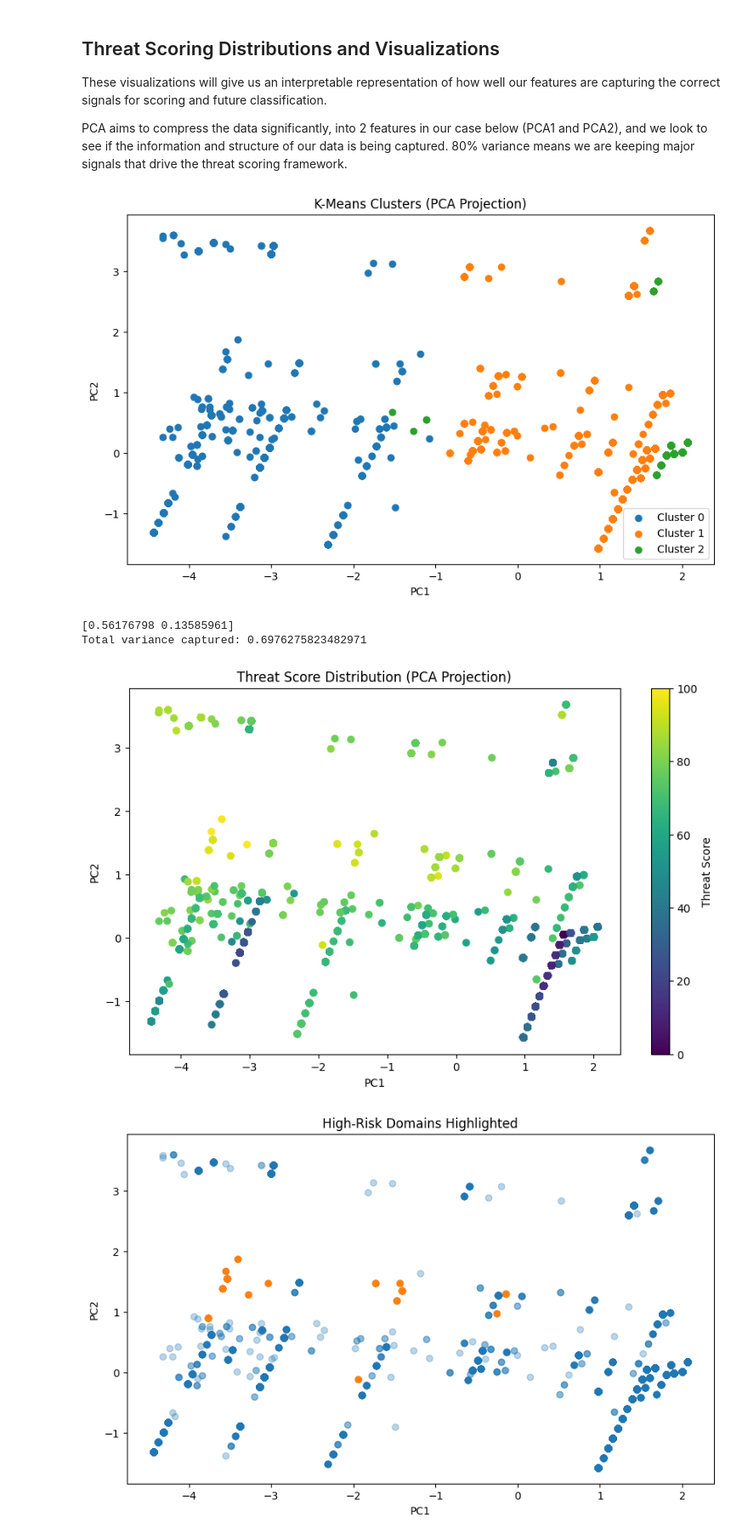
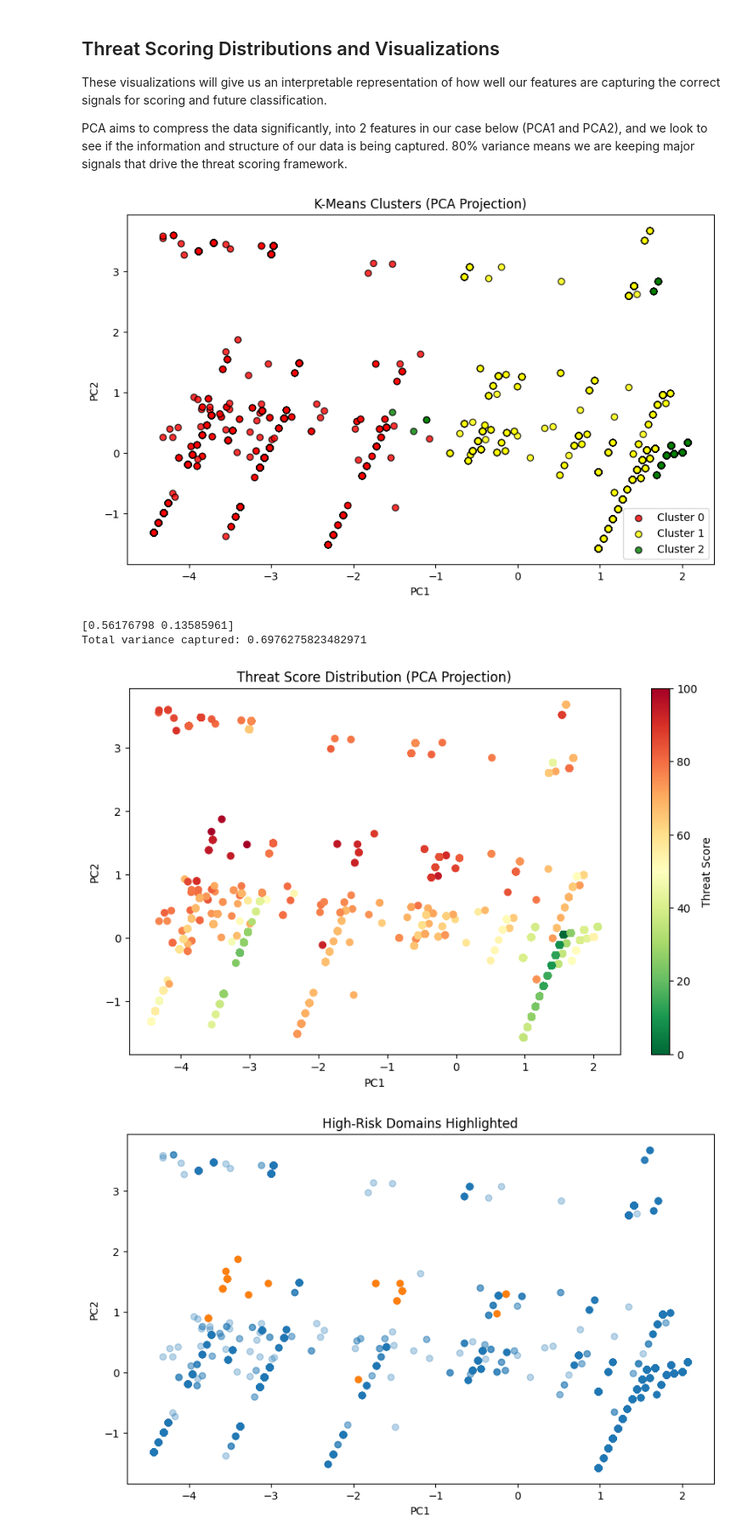
Before and after one commit to YouKnowJoey/sketchy-parking-lot, a Jupyter notebook: notebooks/wrangling_analysis.ipynb, the cells around one changed output. Shown at 85% size. Saved outputs shown, nothing was run; the diff lists cells and outputs as text; code cells hidden in the pictures.

```diff
--- a/notebooks/wrangling_analysis.ipynb
+++ b/notebooks/wrangling_analysis.ipynb
@@ -980,11 +970,26 @@ pca_df = pd.DataFrame(X_pca, columns=["PC1", "PC2"])
 pca_df["cluster"] = combined_df["kmeans_cluster"]
 pca_df["threat_score"] = combined_df["iforest_score_norm"]
 
+cluster_colors = {
+    0: "red",
+    1: "yellow",
+    2: "green"
+}
+
 # Visualize clusters in PCA space
 plt.figure(figsize=(10, 6))
-for cluster in pca_df["cluster"].unique():
+
+for cluster in sorted(pca_df["cluster"].unique()):
     subset = pca_df[pca_df["cluster"] == cluster]
-    plt.scatter(subset["PC1"], subset["PC2"], label=f"Cluster {cluster}")
+
+    plt.scatter(
+        subset["PC1"],
+        subset["PC2"],
+        label=f"Cluster {cluster}",
+        color=cluster_colors.get(cluster, "gray"),
+        edgecolor="black",
+        alpha=0.8
+    )
 
 plt.title("K-Means Clusters (PCA Projection)")
 plt.xlabel("PC1")
@@ -992,7 +997,7 @@ plt.ylabel("PC2")
 plt.legend()
 plt.show()
 # %% [output]
-[figure, old version]
+[figure, new version]
 # %%
 '''
 about 80% variance retained with 2 components
@@ -1008,23 +1013,24 @@ Total variance captured: 0.6976275823482971
 # %%
 '''
 Threat Score Distribution in PCA Space
 '''
 
 plt.figure(figsize=(10, 6))
 
 scatter = plt.scatter(
     pca_df["PC1"],
     pca_df["PC2"],
-    c=pca_df["threat_score"]
+    c=pca_df["threat_score"],
+    cmap="RdYlGn_r"
 )
 
 plt.colorbar(scatter, label="Threat Score")
 plt.title("Threat Score Distribution (PCA Projection)")
 plt.xlabel("PC1")
 plt.ylabel("PC2")
 plt.show()
 # %% [output]
-[figure, old version]
+[figure, new version]
 # %%
 '''
 High Risk Domains Highlighted in PCA Space
```
Also changed, not shown: parts of 6 cells of this notebook.
